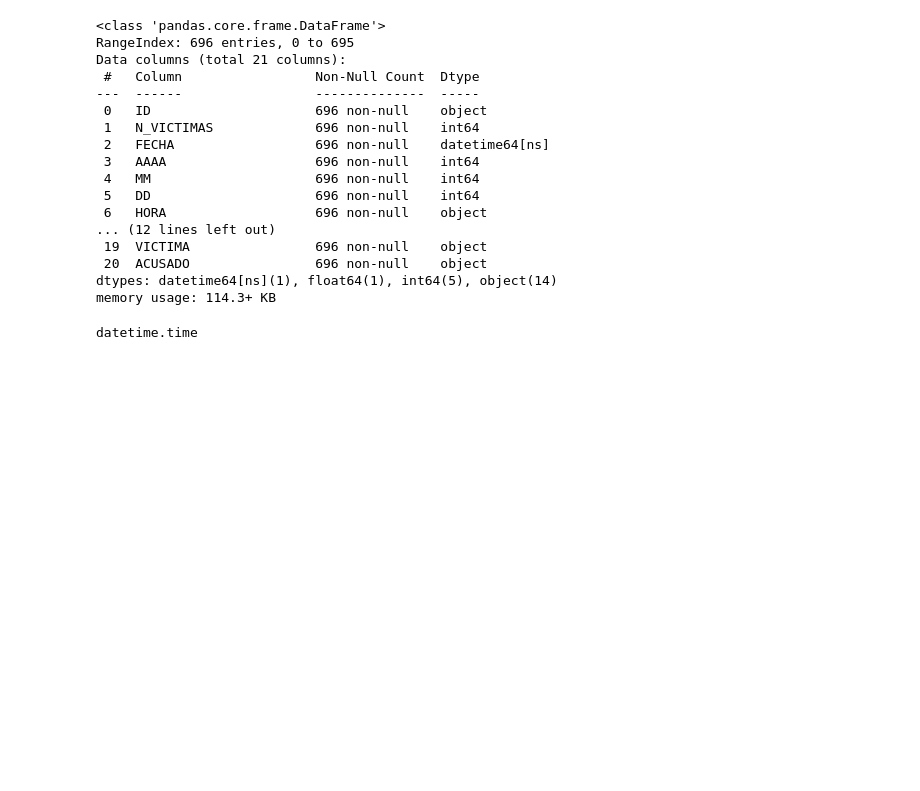
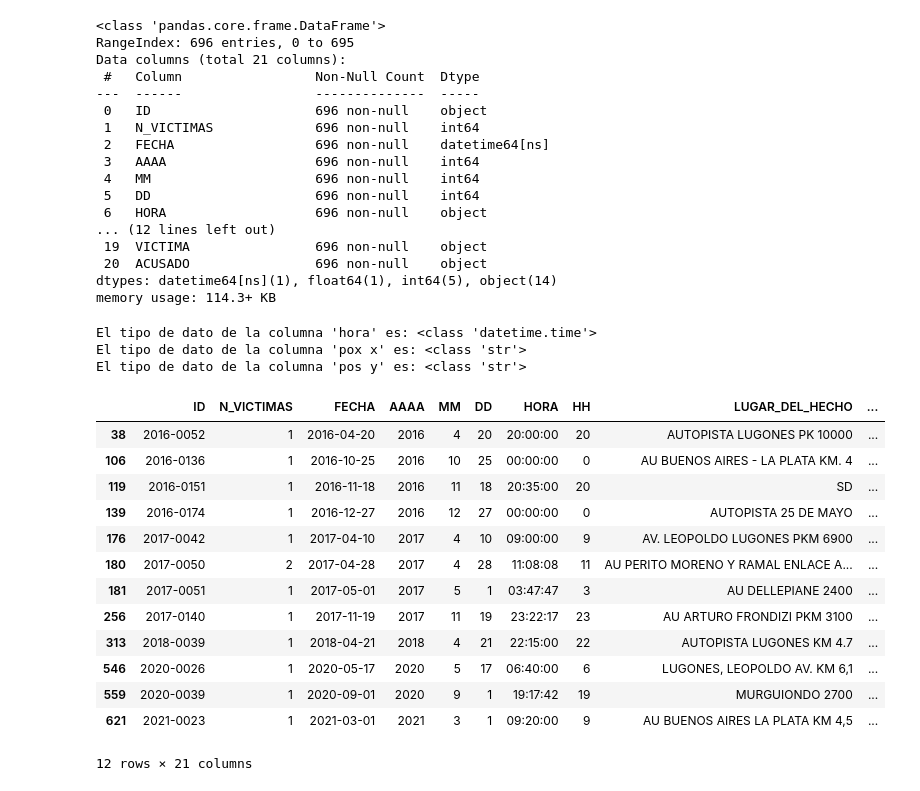
Before and after one commit to DaAnMaGi/Proyecto_Data_Abril, a Jupyter notebook: Bases/apertura_bases.ipynb, the cells around one changed output. Drawn from its saved outputs; the diff is of its cells as text; code cells hidden in the pictures; blank space fills up the shorter version.

```diff
--- a/Bases/apertura_bases.ipynb
+++ b/Bases/apertura_bases.ipynb
@@ -56,7 +58,30 @@ Data columns (total 21 columns):
  20  ACUSADO                696 non-null    object
 dtypes: datetime64[ns](1), float64(1), int64(5), object(14)
 memory usage: 114.3+ KB
-# %%
-type(homicidios.loc[1,"HORA"])
-# %% [output]
-datetime.time
+# %%
+# Como algunas de las columnas no retornan el tipo de dato que se esperaría, se decide revisar que el formato esté correctamente formateado.
+print(f"El tipo de dato de la columna 'hora' es: {type(hechos.loc[1,"HORA"])}")
+print(f"El tipo de dato de la columna 'pox x' es: {type(hechos.loc[1,"pos x"])}")
+print(f"El tipo de dato de la columna 'pos y' es: {type(hechos.loc[1,"pos y"])}")
+# %% [output]
+El tipo de dato de la columna 'hora' es: <class 'datetime.time'>
+El tipo de dato de la columna 'pox x' es: <class 'str'>
+El tipo de dato de la columna 'pos y' es: <class 'str'>
+# %%
+# Es de notar que tanto en "Pos X" como en "Pos Y" hay datos que no presentan información, sino únicamente un "." (punto) sin información.
+hechos[hechos["pos x"] == "."]
+# %% [output]
+|  | ID | N_VICTIMAS | FECHA | AAAA | MM | DD | HORA | HH | LUGAR_DEL_HECHO | ... |
+| 38 | 2016-0052 | 1 | 2016-04-20 | 2016 | 4 | 20 | 20:00:00 | 20 | AUTOPISTA LUGONES PK 10000 | ... |
+| 106 | 2016-0136 | 1 | 2016-10-25 | 2016 | 10 | 25 | 00:00:00 | 0 | AU BUENOS AIRES - LA PLATA KM. 4 | ... |
+| 119 | 2016-0151 | 1 | 2016-11-18 | 2016 | 11 | 18 | 20:35:00 | 20 | SD | ... |
+| 139 | 2016-0174 | 1 | 2016-12-27 | 2016 | 12 | 27 | 00:00:00 | 0 | AUTOPISTA 25 DE MAYO | ... |
+| 176 | 2017-0042 | 1 | 2017-04-10 | 2017 | 4 | 10 | 09:00:00 | 9 | AV. LEOPOLDO LUGONES PKM 6900 | ... |
+| 180 | 2017-0050 | 2 | 2017-04-28 | 2017 | 4 | 28 | 11:08:08 | 11 | AU PERITO MORENO Y RAMAL ENLACE A... | ... |
+| 181 | 2017-0051 | 1 | 2017-05-01 | 2017 | 5 | 1 | 03:47:47 | 3 | AU DELLEPIANE 2400 | ... |
+| 256 | 2017-0140 | 1 | 2017-11-19 | 2017 | 11 | 19 | 23:22:17 | 23 | AU ARTURO FRONDIZI PKM 3100 | ... |
+| 313 | 2018-0039 | 1 | 2018-04-21 | 2018 | 4 | 21 | 22:15:00 | 22 | AUTOPISTA LUGONES KM 4.7 | ... |
+| 546 | 2020-0026 | 1 | 2020-05-17 | 2020 | 5 | 17 | 06:40:00 | 6 | LUGONES, LEOPOLDO AV. KM 6,1 | ... |
+| 559 | 2020-0039 | 1 | 2020-09-01 | 2020 | 9 | 1 | 19:17:42 | 19 | MURGUIONDO 2700 | ... |
+| 621 | 2021-0023 | 1 | 2021-03-01 | 2021 | 3 | 1 | 09:20:00 | 9 | AU BUENOS AIRES LA PLATA KM 4,5 | ... |
+12 rows × 21 columns
```
Also changed, not shown: parts of 22 cells of this notebook.
